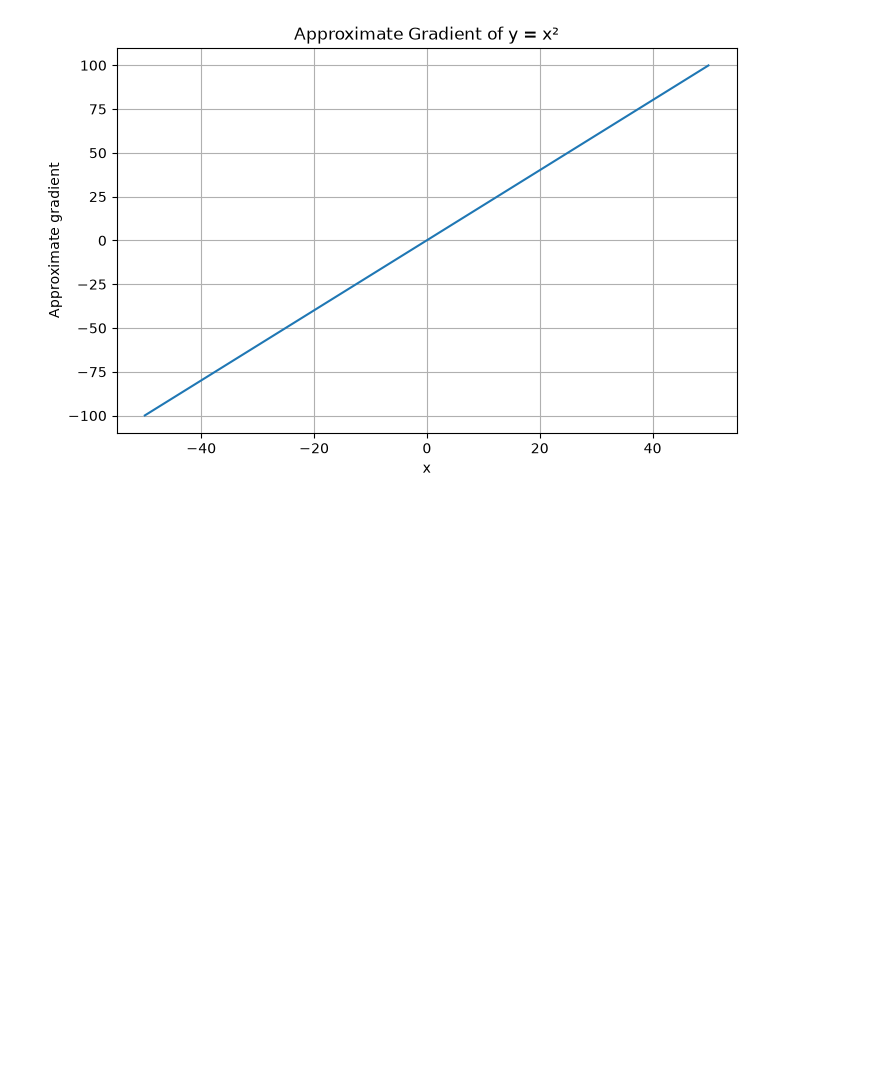
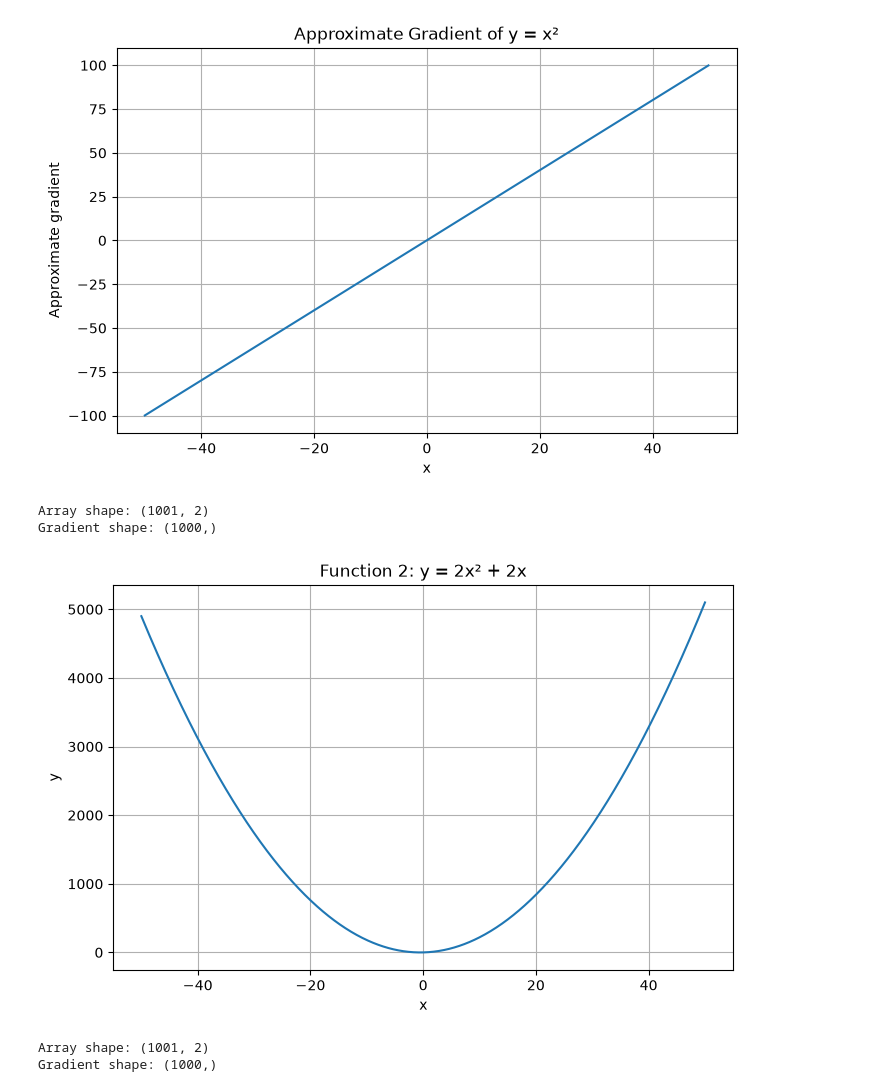
Before and after one commit to Fatou-Kine3/creation-de-donnees-temorelles, a Jupyter notebook: two-dimensional-array-and-gradient.ipynb, the cells around one changed output. Cells and saved outputs as stored; diff of their text form; code cells hidden in the pictures; blank space fills up the shorter version.

```diff
--- a/two-dimensional-array-and-gradient.ipynb
+++ b/two-dimensional-array-and-gradient.ipynb
@@ -194,3 +194,27 @@ plt.grid()
 plt.show()
 # %% [output]
 [figure]
+# %%
+# Function 2: y = 2x² + 2x
+def function2(array_x):
+    return 2 * array_x ** 2 + 2 * array_x
+# %%
+array_xy2, gradient2 = compute_gradient(function2)
+
+print("Array shape:", array_xy2.shape)
+print("Gradient shape:", gradient2.shape)
+# %% [output]
+Array shape: (1001, 2)
+Gradient shape: (1000,)
+# %%
+plt.figure(figsize=(8, 5))
+
+plt.plot(array_xy2[:, 0], array_xy2[:, 1])
+
+plt.xlabel("x")
+plt.ylabel("y")
+plt.title("Function 2: y = 2x² + 2x")
+plt.grid()
+plt.show()
+# %% [output]
+[figure, added]
@@ -196,0 +225,8 @@ plt.show()
+# %%
+array_xy3, gradient3 = compute_gradient(function3)
+
+print("Array shape:", array_xy3.shape)
+print("Gradient shape:", gradient3.shape)
+# %% [output]
+Array shape: (1001, 2)
+Gradient shape: (1000,)
```
Also changed, not shown: parts of 8 cells of this notebook.
